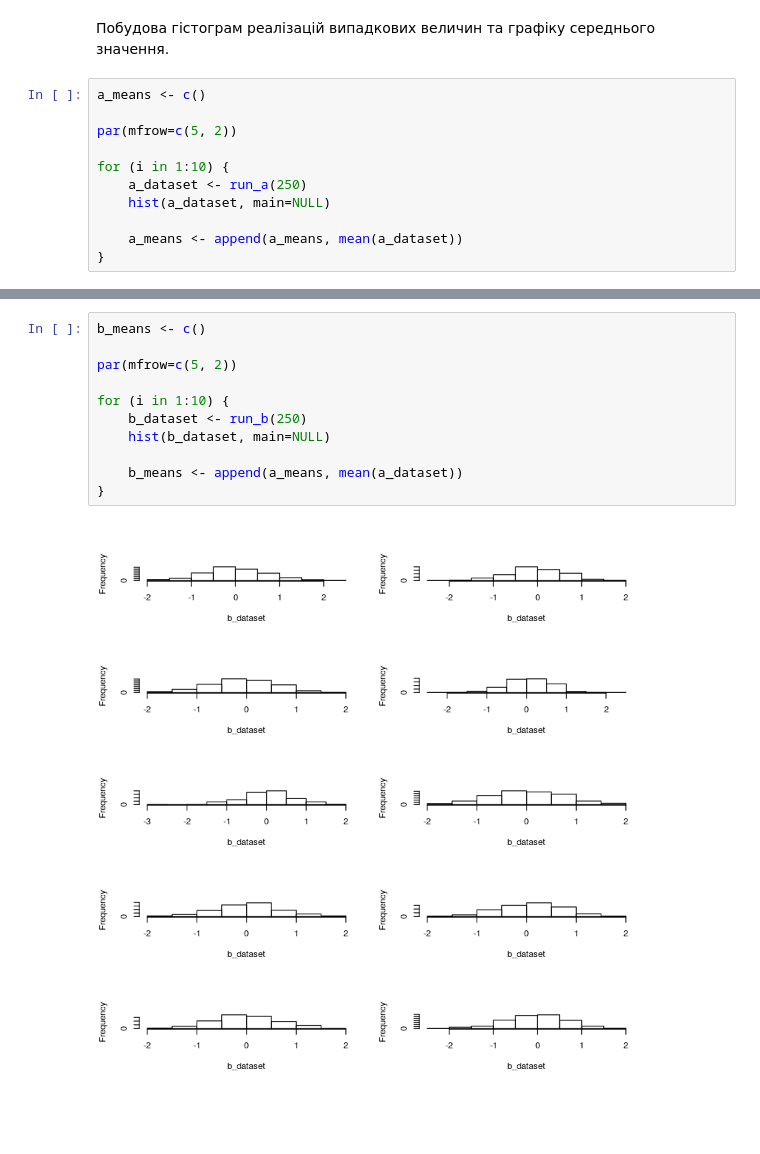
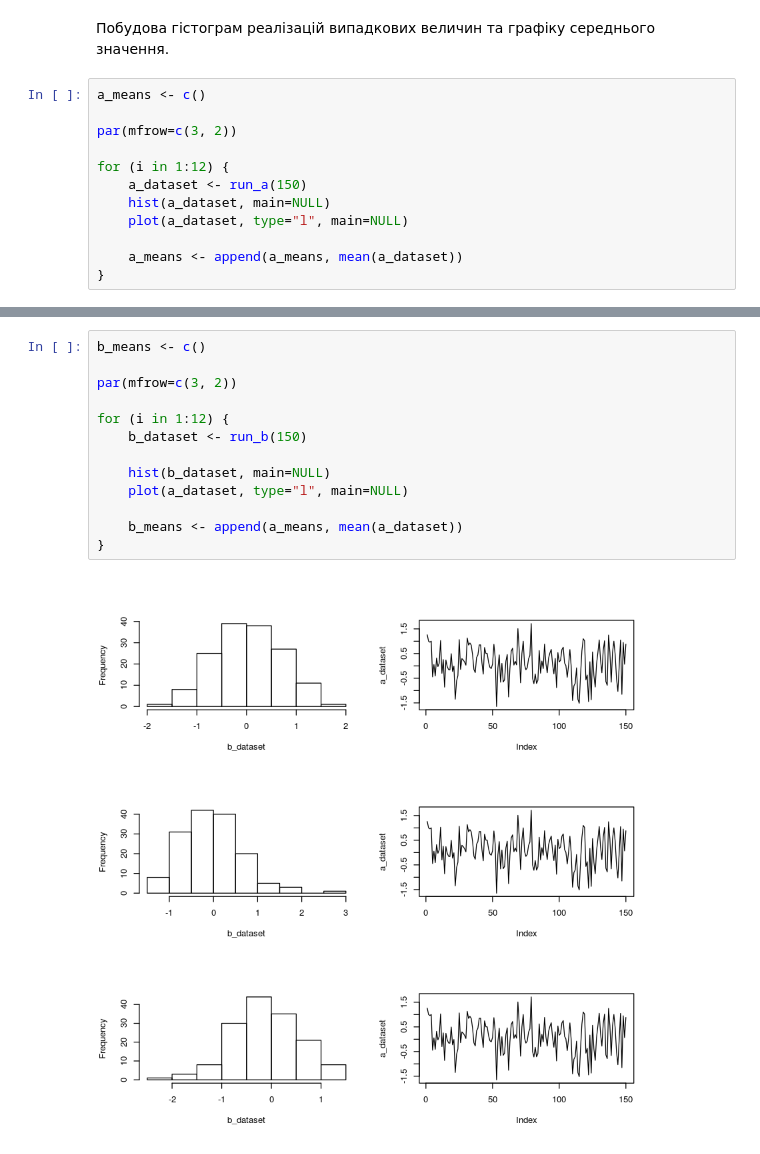
Before and after one commit to vashanin/RandomProcesses, a Jupyter notebook: lab2/RP_Lab2.ipynb, the cells around one changed output, grey strips where cells are left out. Saved outputs shown, nothing was run; the diff lists cells and outputs as text; blank space fills up the shorter version.

```diff
--- a/lab2/RP_Lab2.ipynb
+++ b/lab2/RP_Lab2.ipynb
@@ -216,11 +216,12 @@ run_b <- function(t) {
 # %%
 a_means <- c()
 
-par(mfrow=c(5, 2))
+par(mfrow=c(3, 2))
 
-for (i in 1:10) {
-    a_dataset <- run_a(250)
+for (i in 1:12) {
+    a_dataset <- run_a(150)
     hist(a_dataset, main=NULL)
+    plot(a_dataset, type="l", main=NULL)
 
     a_means <- append(a_means, mean(a_dataset))
 }
@@ -229,13 +233,15 @@ for (i in 1:10) {
 # %%
 b_means <- c()
 
-par(mfrow=c(5, 2))
+par(mfrow=c(3, 2))
 
-for (i in 1:10) {
-    b_dataset <- run_b(250)
+for (i in 1:12) {
+    b_dataset <- run_b(150)
+
     hist(b_dataset, main=NULL)
+    plot(a_dataset, type="l", main=NULL)
 
     b_means <- append(a_means, mean(a_dataset))
 }
 # %% [output]
-[figure, old version]
+[figure, new version]
```
Also changed, not shown: parts of 11 cells of this notebook, 2 other files.
